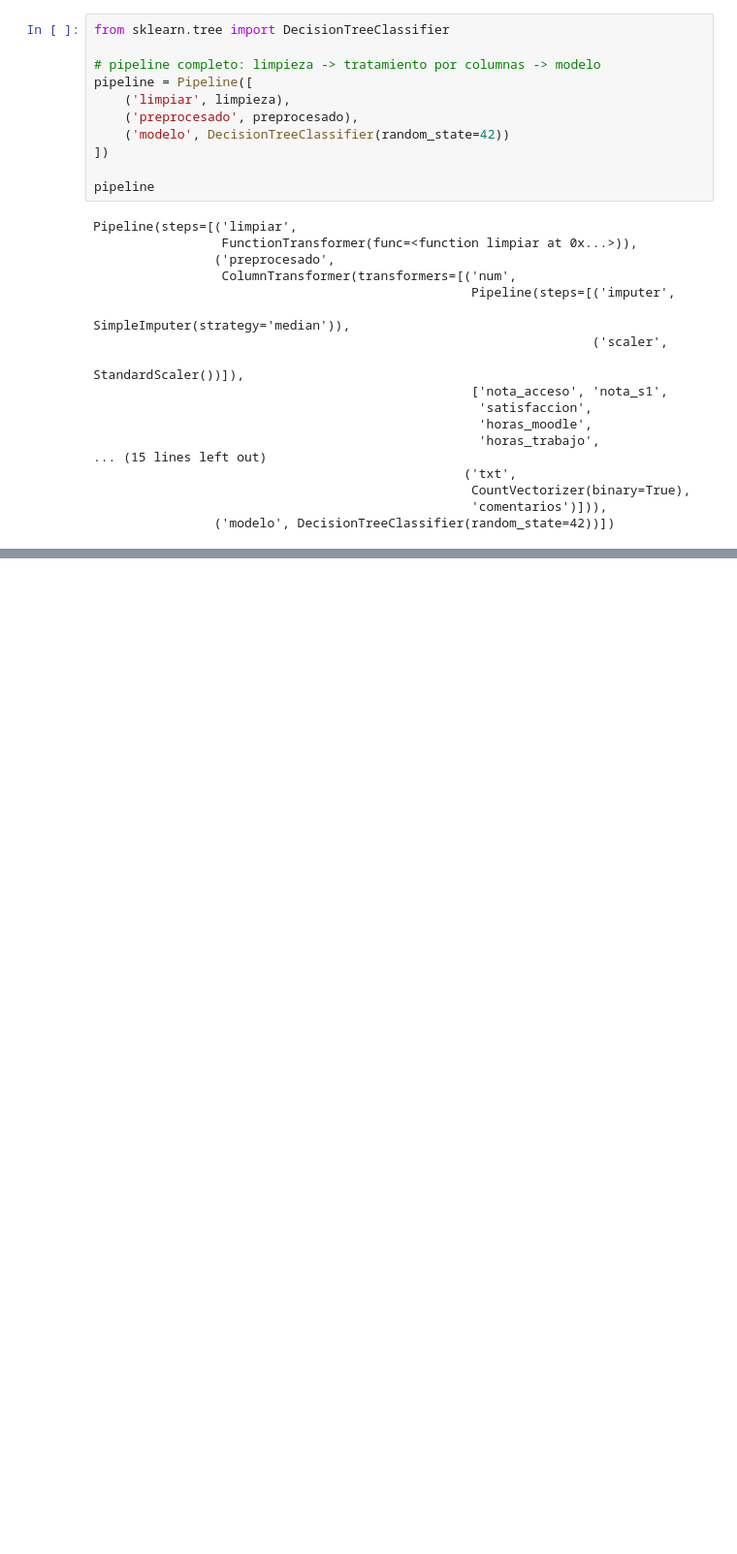
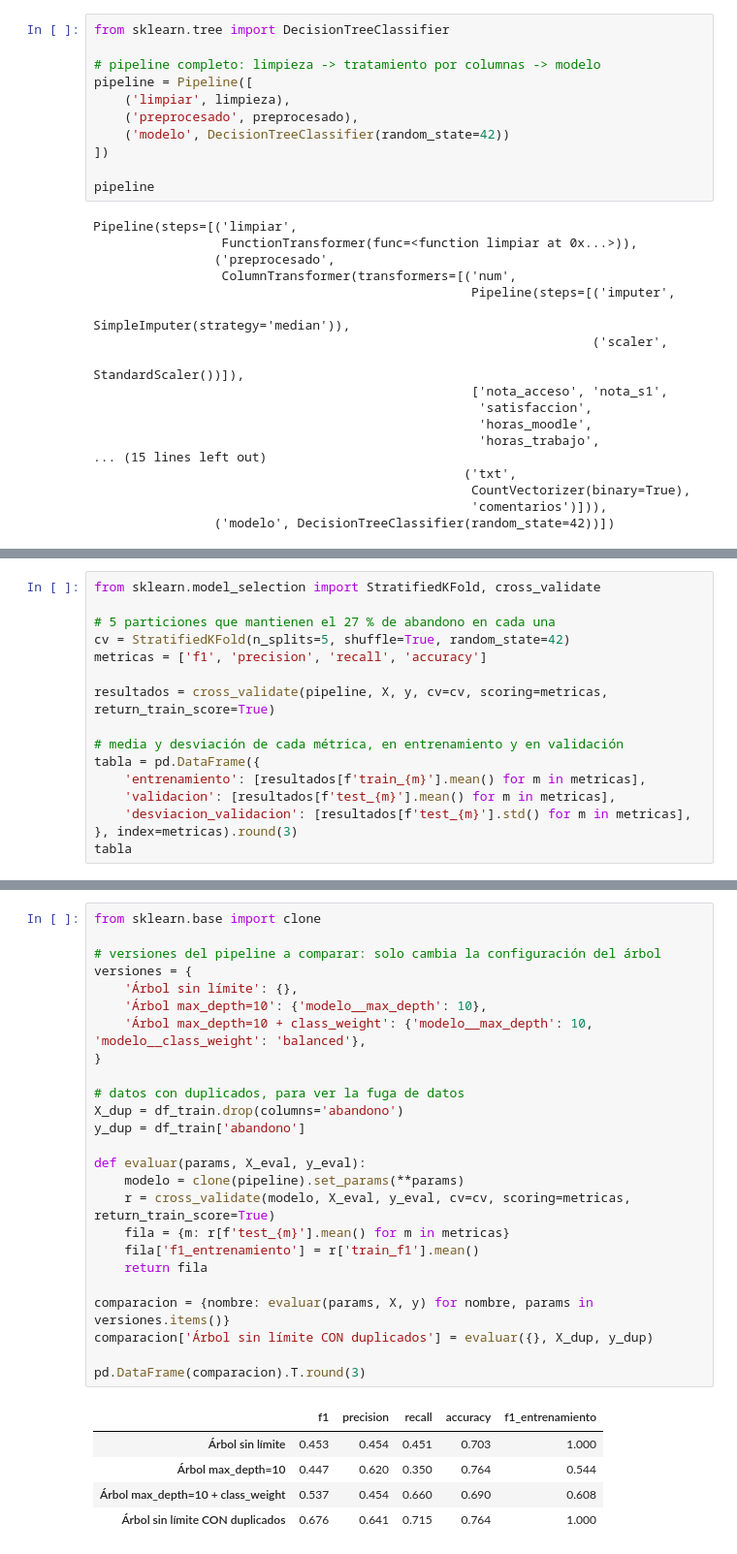
Before and after one commit to alfquito0206/data-mining-2026, a Jupyter notebook: practica-01/Práctica 1 - Análisis, procesamiento y validación .ipynb, the cells around one changed output, grey strips where cells are left out. Shown at 97% size. Cells and saved outputs as stored; diff of their text form; blank space fills up the shorter version.

```diff
--- a/practica-01/Práctica 1 - Análisis, procesamiento y validación .ipynb
+++ b/practica-01/Práctica 1 - Análisis, procesamiento y validación .ipynb
@@ -1782,0 +1797,16 @@ Pipeline(steps=[('limpiar',
+# %%
+from sklearn.model_selection import StratifiedKFold, cross_validate
+
+# 5 particiones que mantienen el 27 % de abandono en cada una
+cv = StratifiedKFold(n_splits=5, shuffle=True, random_state=42)
+metricas = ['f1', 'precision', 'recall', 'accuracy']
+
+resultados = cross_validate(pipeline, X, y, cv=cv, scoring=metricas, return_train_score=True)
+
+# media y desviación de cada métrica, en entrenamiento y en validación
+tabla = pd.DataFrame({
+    'entrenamiento': [resultados[f'train_{m}'].mean() for m in metricas],
+    'validacion': [resultados[f'test_{m}'].mean() for m in metricas],
+    'desviacion_validacion': [resultados[f'test_{m}'].std() for m in metricas],
+}, index=metricas).round(3)
+tabla
@@ -1782,0 +1823,31 @@ Pipeline(steps=[('limpiar',
+# %%
+from sklearn.base import clone
+
+# versiones del pipeline a comparar: solo cambia la configuración del árbol
+versiones = {
+    'Árbol sin límite': {},
+    'Árbol max_depth=10': {'modelo__max_depth': 10},
+    'Árbol max_depth=10 + class_weight': {'modelo__max_depth': 10, 'modelo__class_weight': 'balanced'},
+}
+
+# datos con duplicados, para ver la fuga de datos
+X_dup = df_train.drop(columns='abandono')
+y_dup = df_train['abandono']
+
+def evaluar(params, X_eval, y_eval):
+    modelo = clone(pipeline).set_params(**params)
+    r = cross_validate(modelo, X_eval, y_eval, cv=cv, scoring=metricas, return_train_score=True)
+    fila = {m: r[f'test_{m}'].mean() for m in metricas}
+    fila['f1_entrenamiento'] = r['train_f1'].mean()
+    return fila
+
+comparacion = {nombre: evaluar(params, X, y) for nombre, params in versiones.items()}
+comparacion['Árbol sin límite CON duplicados'] = evaluar({}, X_dup, y_dup)
+
+pd.DataFrame(comparacion).T.round(3)
+# %% [output]
+|  | f1 | precision | recall | accuracy | f1_entrenamiento |
+| Árbol sin límite | 0.453 | 0.454 | 0.451 | 0.703 | 1.000 |
+| Árbol max_depth=10 | 0.447 | 0.620 | 0.350 | 0.764 | 0.544 |
+| Árbol max_depth=10 + class_weight | 0.537 | 0.454 | 0.660 | 0.690 | 0.608 |
+| Árbol sin límite CON duplicados | 0.676 | 0.641 | 0.715 | 0.764 | 1.000 |
```
Also changed, not shown: parts of 7 cells of this notebook.
